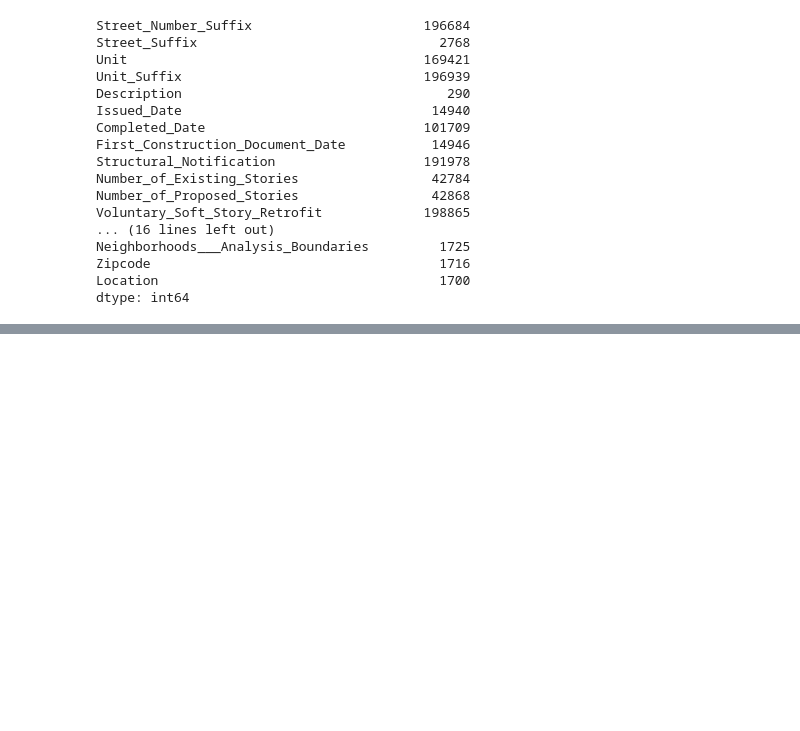
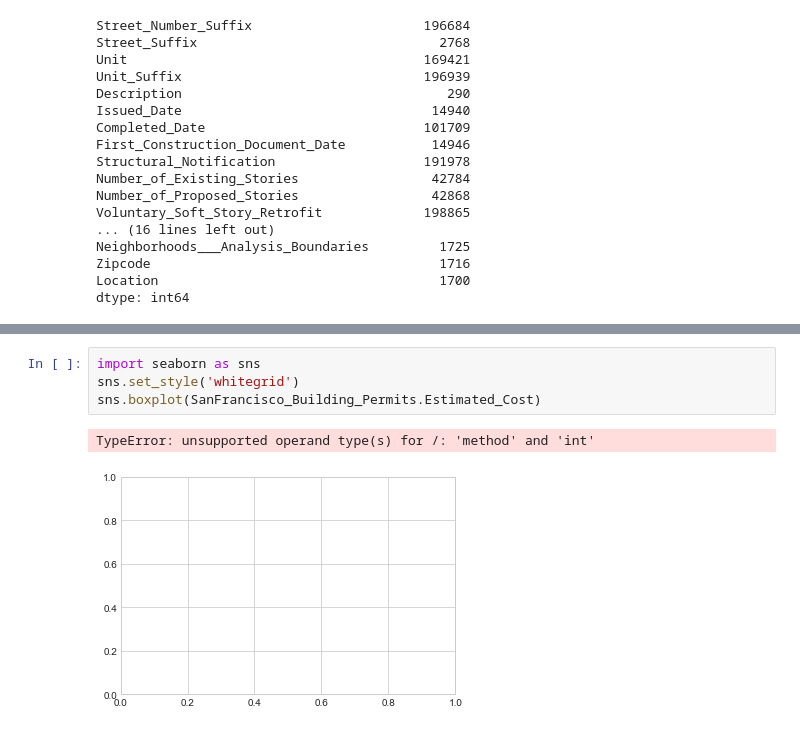
Before and after one commit to renzobechler-zz/diplodatos, a Jupyter notebook: AnalisisYCuracion/Laboratorio.ipynb, the cells around one changed output, grey strips where cells are left out. Saved outputs shown, nothing was run; the diff lists cells and outputs as text; blank space fills up the shorter version.

```diff
--- a/AnalisisYCuracion/Laboratorio.ipynb
+++ b/AnalisisYCuracion/Laboratorio.ipynb
@@ -275,0 +405,7 @@ SanFrancisco_Building_Permits[SanFrancisco_Building_Permits['Street_Number_Suffi
+# %%
+import seaborn as sns
+sns.set_style('whitegrid')
+sns.boxplot(SanFrancisco_Building_Permits.Estimated_Cost)
+# %% [output]
+TypeError: unsupported operand type(s) for /: 'method' and 'int'
+[figure, added]
```
Also changed, not shown: parts of 28 cells of this notebook, 1 other file.
